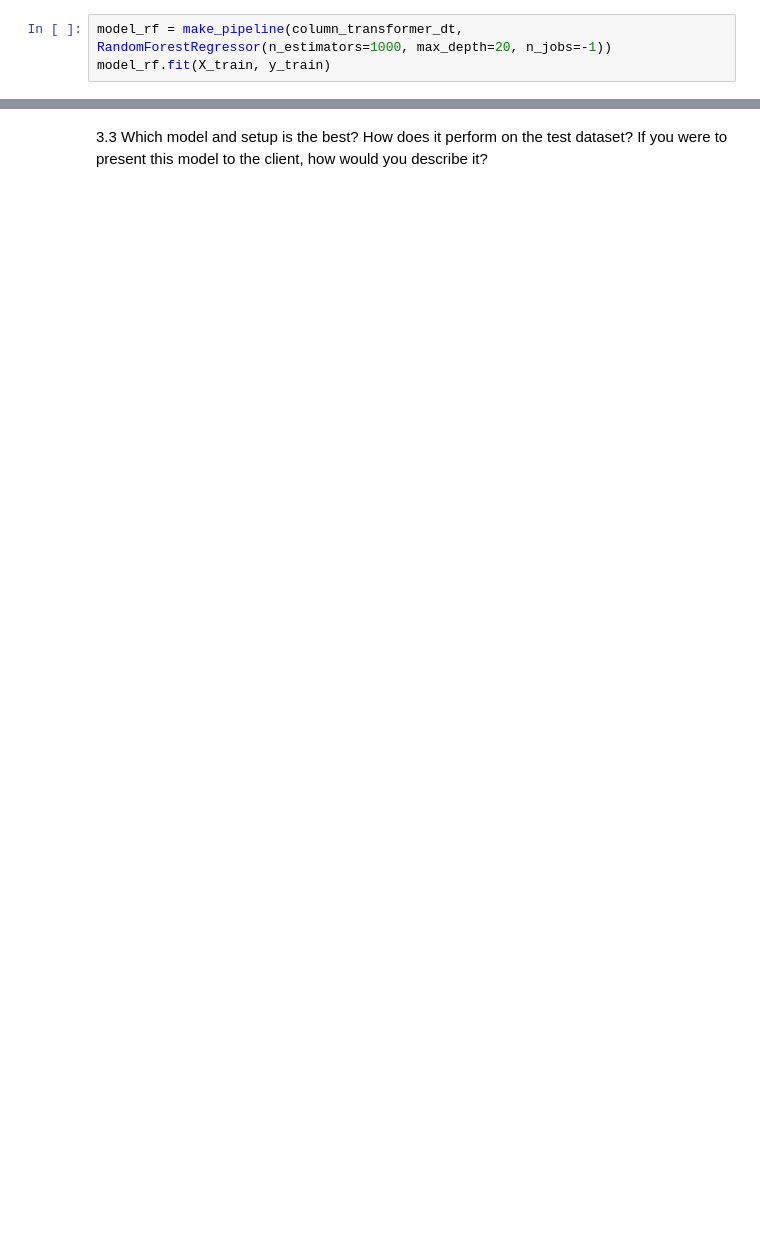
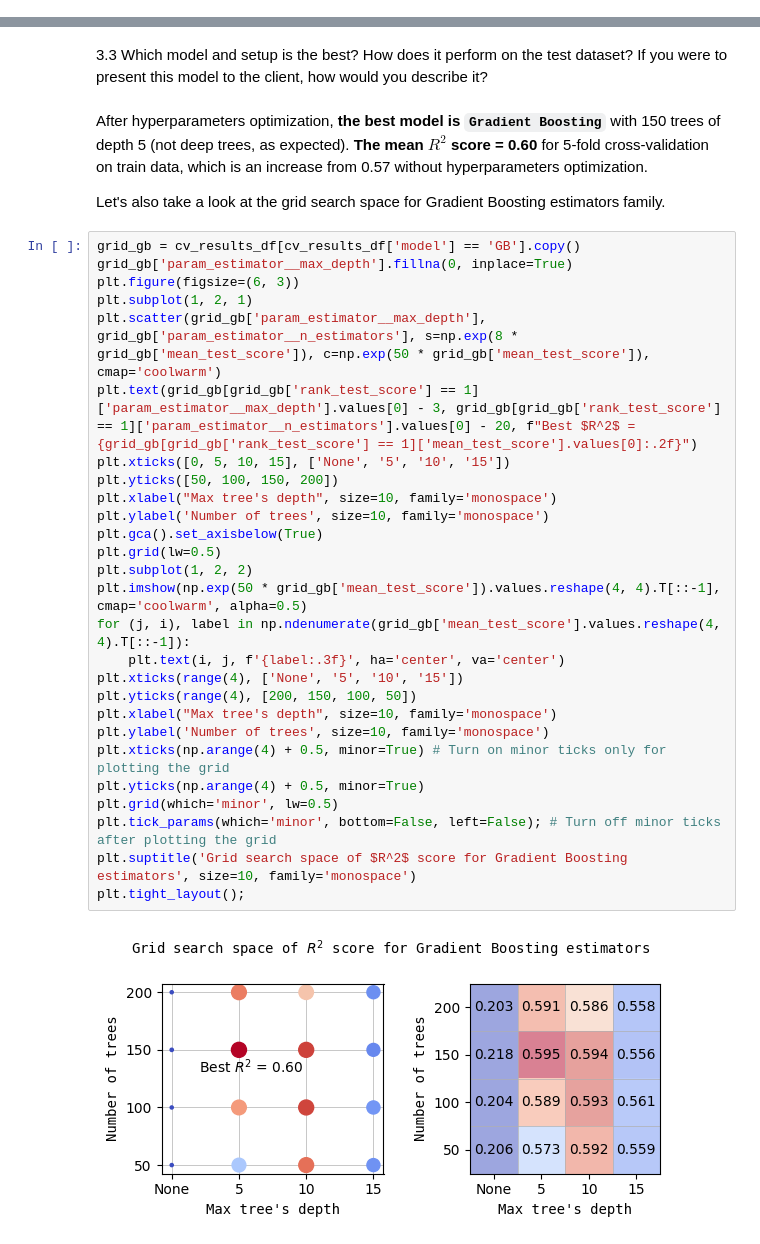
Before and after one commit to andrewha/mds2022, a Jupyter notebook: ML/ML_Week6_Final_Batyrov.ipynb, the cells around one changed output, grey strips where cells are left out. Cells and saved outputs as stored; diff of their text form; blank space fills up the shorter version.

```diff
--- a/ML/ML_Week6_Final_Batyrov.ipynb
+++ b/ML/ML_Week6_Final_Batyrov.ipynb
@@ -1333,3 +1311,0 @@ model_dt.score(X_train, y_train), model_dt.score(X_test, y_test)
-# %%
-model_rf = make_pipeline(column_transformer_dt, RandomForestRegressor(n_estimators=1000, max_depth=20, n_jobs=-1))
-model_rf.fit(X_train, y_train)
@@ -1393,2 +1421,35 @@ cross_val_score(model_gb, X_train, y_train, cv=5, scoring='r2', n_jobs=-1)#.mean
 # %% [markdown]
 3.3 Which model and setup is the best? How does it perform on the test dataset? If you were to present this model to the client, how would you describe it?
+# %% [markdown]
+After hyperparameters optimization, __the best model is `Gradient Boosting`__ with 150 trees of depth 5 (not deep trees, as expected). __The mean $R^2$ score = 0.60__ for 5-fold cross-validation on train data, which is an increase from 0.57 without hyperparameters optimization.
+
+Let's also take a look at the grid search space for Gradient Boosting estimators family.
+# %%
+grid_gb = cv_results_df[cv_results_df['model'] == 'GB'].copy()
+grid_gb['param_estimator__max_depth'].fillna(0, inplace=True)
+plt.figure(figsize=(6, 3))
+plt.subplot(1, 2, 1)
+plt.scatter(grid_gb['param_estimator__max_depth'], grid_gb['param_estimator__n_estimators'], s=np.exp(8 * grid_gb['mean_test_score']), c=np.exp(50 * grid_gb['mean_test_score']), cmap='coolwarm')
+plt.text(grid_gb[grid_gb['rank_test_score'] == 1]['param_estimator__max_depth'].values[0] - 3, grid_gb[grid_gb['rank_test_score'] == 1]['param_estimator__n_estimators'].values[0] - 20, f"Best $R^2$ = {grid_gb[grid_gb['rank_test_score'] == 1]['mean_test_score'].values[0]:.2f}")
+plt.xticks([0, 5, 10, 15], ['None', '5', '10', '15'])
+plt.yticks([50, 100, 150, 200])
+plt.xlabel("Max tree's depth", size=10, family='monospace')
+plt.ylabel('Number of trees', size=10, family='monospace')
+plt.gca().set_axisbelow(True)
+plt.grid(lw=0.5)
+plt.subplot(1, 2, 2)
+plt.imshow(np.exp(50 * grid_gb['mean_test_score']).values.reshape(4, 4).T[::-1], cmap='coolwarm', alpha=0.5)
+for (j, i), label in np.ndenumerate(grid_gb['mean_test_score'].values.reshape(4, 4).T[::-1]):
+    plt.text(i, j, f'{label:.3f}', ha='center', va='center')
+plt.xticks(range(4), ['None', '5', '10', '15'])
+plt.yticks(range(4), [200, 150, 100, 50])
+plt.xlabel("Max tree's depth", size=10, family='monospace')
+plt.ylabel('Number of trees', size=10, family='monospace')
+plt.xticks(np.arange(4) + 0.5, minor=True) # Turn on minor ticks only for plotting the grid
+plt.yticks(np.arange(4) + 0.5, minor=True)
+plt.grid(which='minor', lw=0.5)
+plt.tick_params(which='minor', bottom=False, left=False); # Turn off minor ticks after plotting the grid
+plt.suptitle('Grid search space of $R^2$ score for Gradient Boosting estimators', size=10, family='monospace')
+plt.tight_layout();
+# %% [output]
+[figure, added]
```
Also changed, not shown: parts of 86 cells of this notebook.
